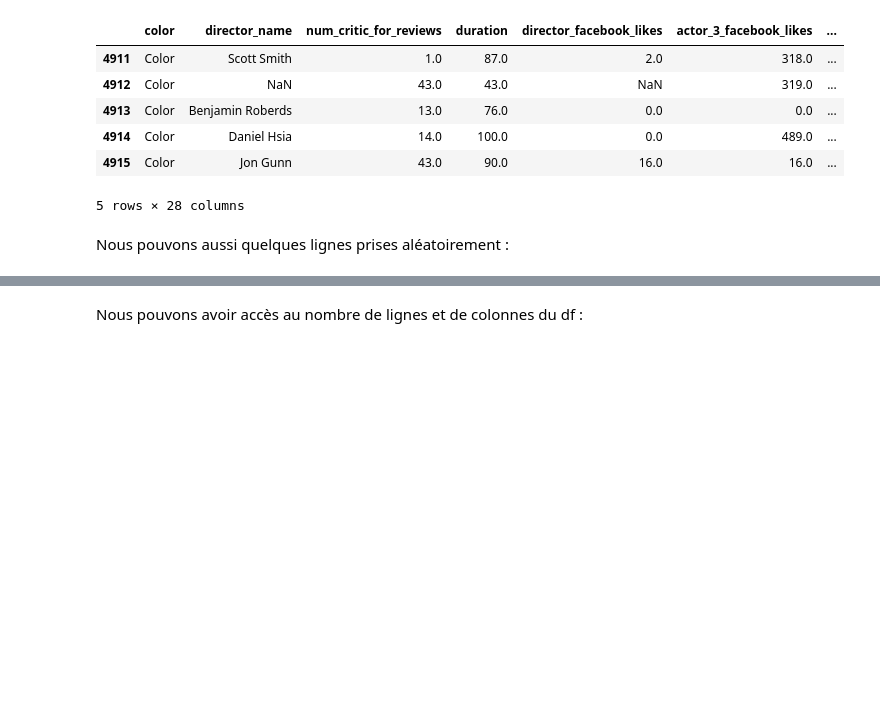
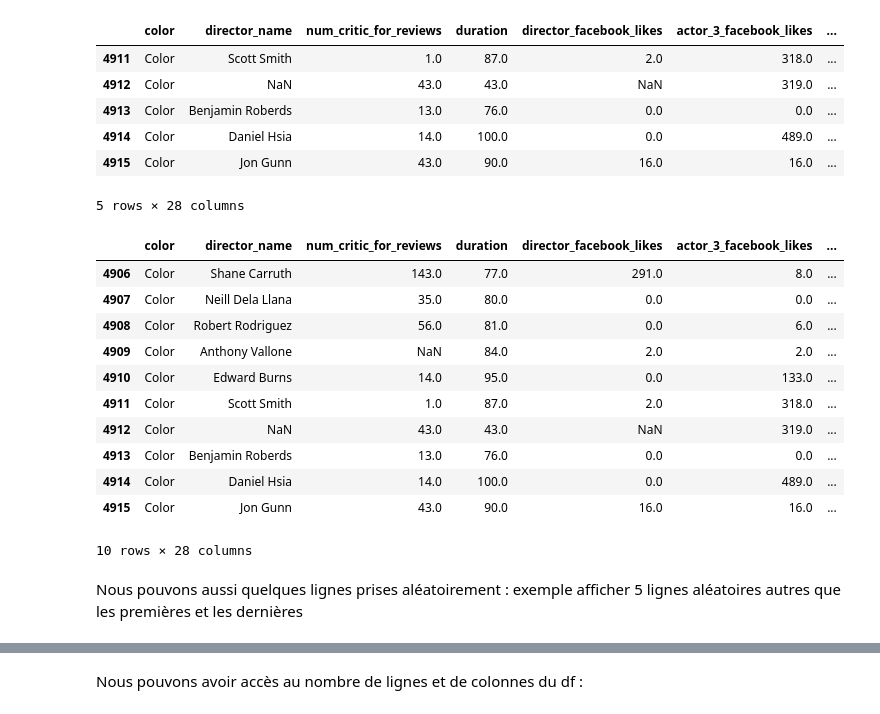
Before and after one commit to Rosevanes/Data-Analyst, a Jupyter notebook: 03_Manipulation_des_donnees_avec_Pandas.ipynb, the cells around one changed output, grey strips where cells are left out. Cells and saved outputs as stored; diff of their text form; code cells hidden in the pictures; blank space fills up the shorter version.

```diff
--- a/03_Manipulation_des_donnees_avec_Pandas.ipynb
+++ b/03_Manipulation_des_donnees_avec_Pandas.ipynb
@@ -176,8 +177,25 @@ movie.tail()
 | 4914 | Color | Daniel Hsia | 14.0 | 100.0 | 0.0 | 489.0 | ... |
 | 4915 | Color | Jon Gunn | 43.0 | 90.0 | 16.0 | 16.0 | ... |
 5 rows × 28 columns
+# %%
+#voir les 10 dernières lignes
+movie.tail(10)
+# %% [output]
+|  | color | director_name | num_critic_for_reviews | duration | director_facebook_likes | actor_3_facebook_likes | ... |
+| 4906 | Color | Shane Carruth | 143.0 | 77.0 | 291.0 | 8.0 | ... |
+| 4907 | Color | Neill Dela Llana | 35.0 | 80.0 | 0.0 | 0.0 | ... |
+| 4908 | Color | Robert Rodriguez | 56.0 | 81.0 | 0.0 | 6.0 | ... |
+| 4909 | Color | Anthony Vallone | NaN | 84.0 | 2.0 | 2.0 | ... |
+| 4910 | Color | Edward Burns | 14.0 | 95.0 | 0.0 | 133.0 | ... |
+| 4911 | Color | Scott Smith | 1.0 | 87.0 | 2.0 | 318.0 | ... |
+| 4912 | Color | NaN | 43.0 | 43.0 | NaN | 319.0 | ... |
+| 4913 | Color | Benjamin Roberds | 13.0 | 76.0 | 0.0 | 0.0 | ... |
+| 4914 | Color | Daniel Hsia | 14.0 | 100.0 | 0.0 | 489.0 | ... |
+| 4915 | Color | Jon Gunn | 43.0 | 90.0 | 16.0 | 16.0 | ... |
+10 rows × 28 columns
 # %% [markdown]
 Nous pouvons aussi quelques lignes prises aléatoirement :
+exemple afficher 5 lignes aléatoires autres que les premières et les dernières
 # %%
 movie.sample(5)
 # %% [output]
```
Also changed, not shown: parts of 34 cells of this notebook.
